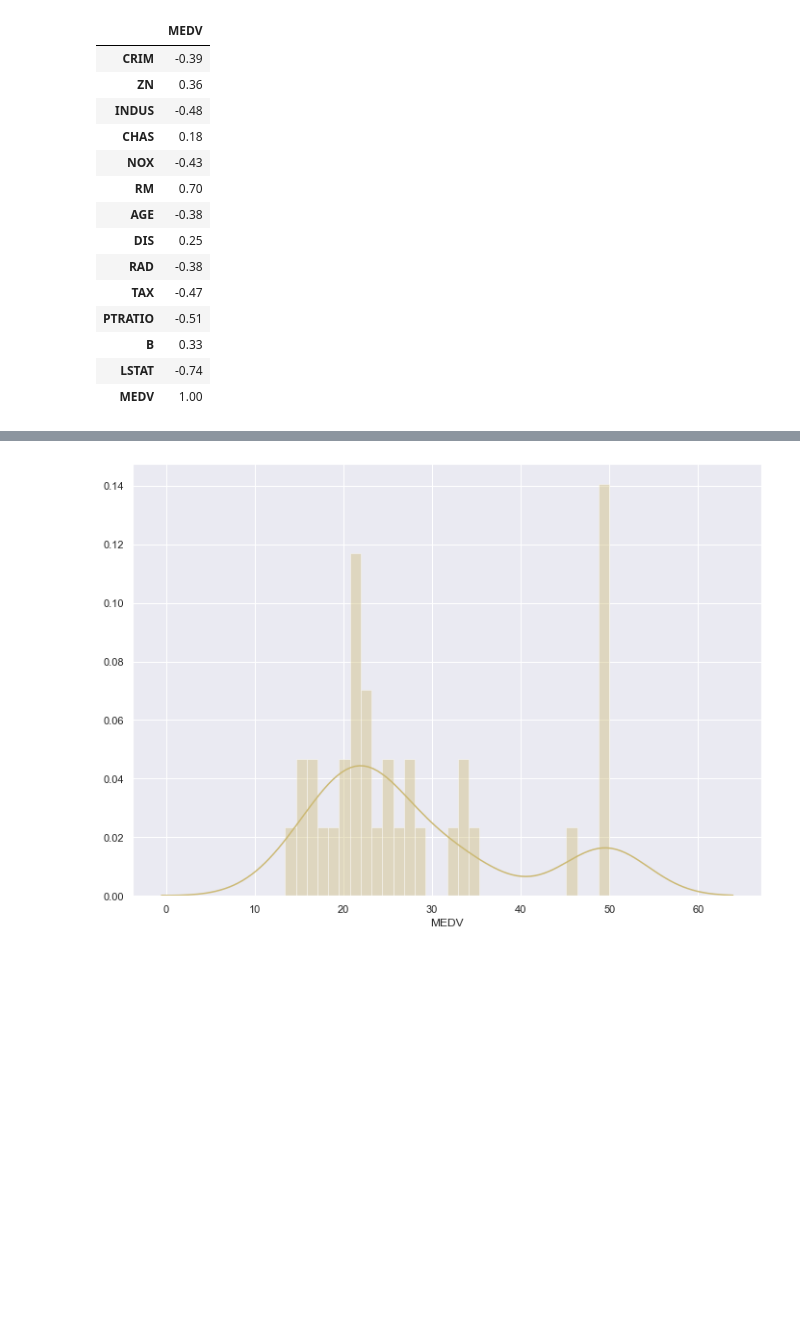
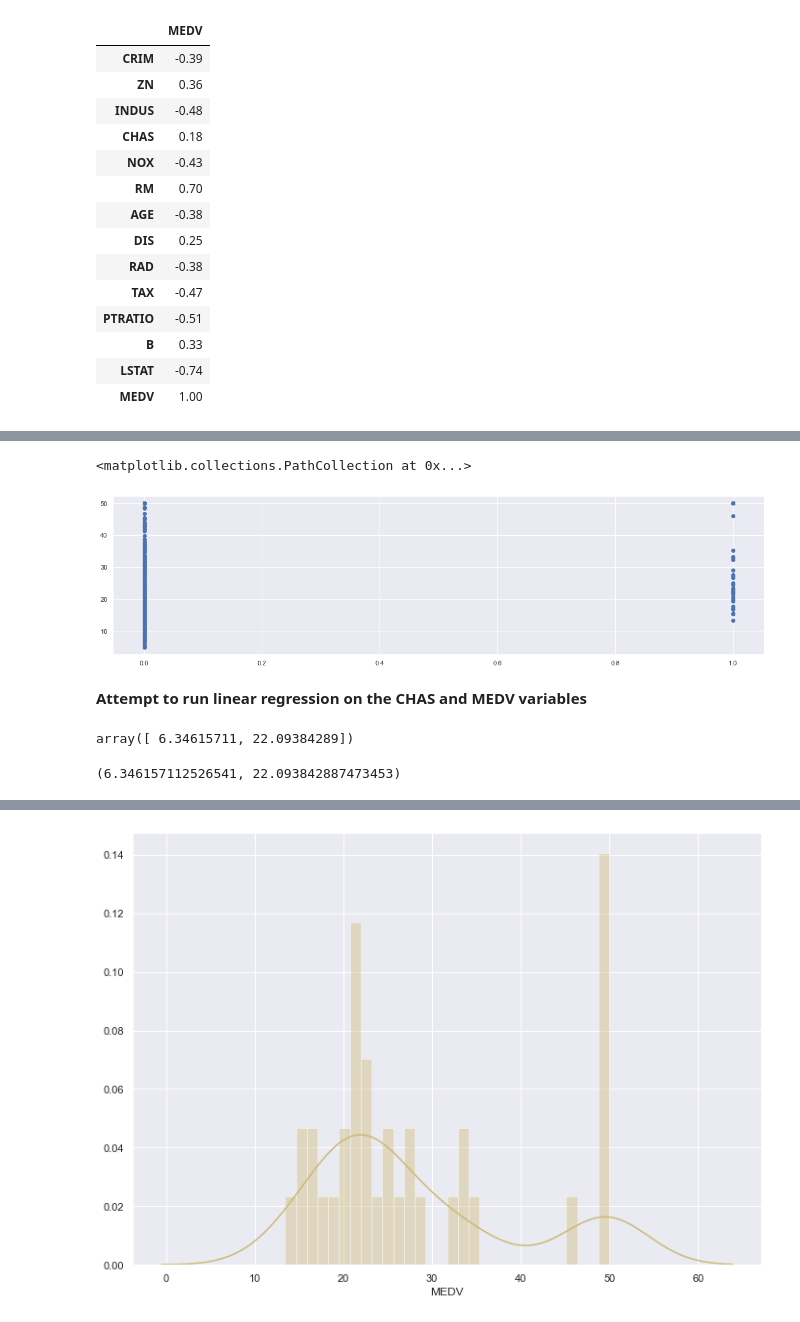
Before and after one commit to Nayade2lu/machine-learning, a Jupyter notebook: Project Machine Learning Lucia Saura Corella.ipynb, the cells around one changed output, grey strips where cells are left out. Drawn from its saved outputs; the diff is of its cells as text; code cells hidden in the pictures; blank space fills up the shorter version.

```diff
--- a/Project Machine Learning Lucia Saura Corella.ipynb
+++ b/Project Machine Learning Lucia Saura Corella.ipynb
@@ -507,0 +499,23 @@ plt.show()
+# %%
+# Plot river versus price
+River = bostondf['CHAS']
+
+plt.figure(figsize=(20, 5))
+
+plt.scatter(River,price)
+# %% [output]
+<matplotlib.collections.PathCollection at 0x...>
+[figure, added]
+# %% [markdown]
+**Attempt to run linear regression on the CHAS and MEDV variables**
+# %%
+# Do regression on the river and price arrays using numpy.
+np.polyfit(River, price, 1)
+# %% [output]
+array([ 6.34615711, 22.09384289])
+# %%
+m, c = np.polyfit(River, price, 1)
+# Have a look at m and c.
+m, c
+# %% [output]
+(6.346157112526541, 22.093842887473453)
```
Also changed, not shown: parts of 38 cells of this notebook.
